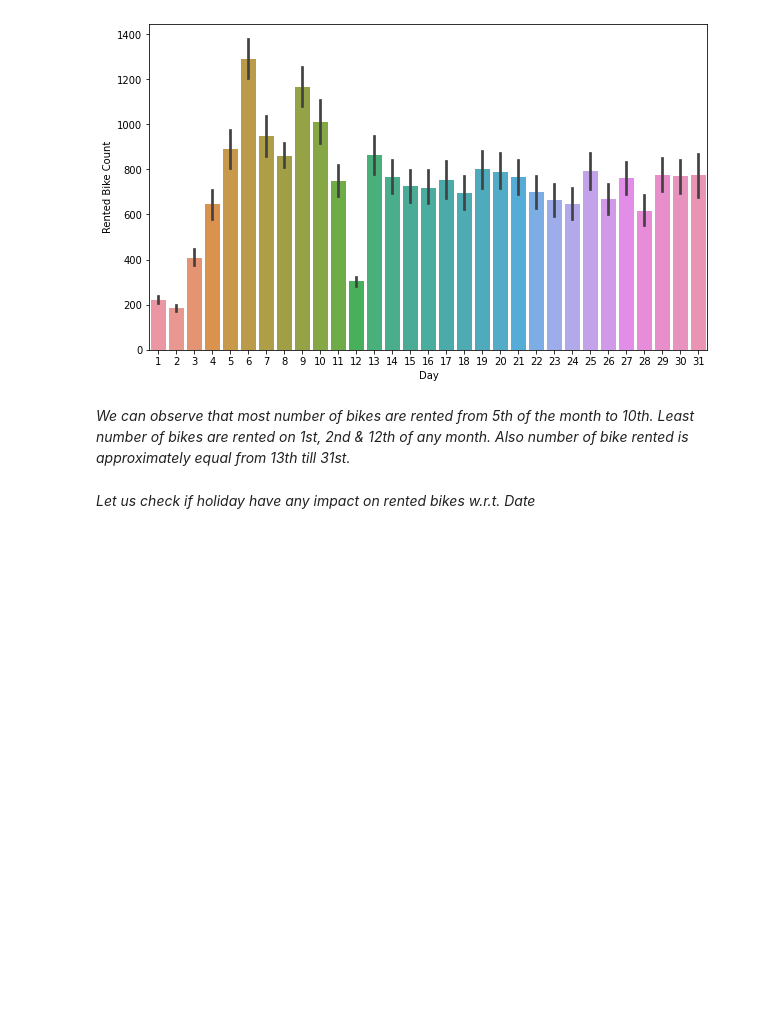
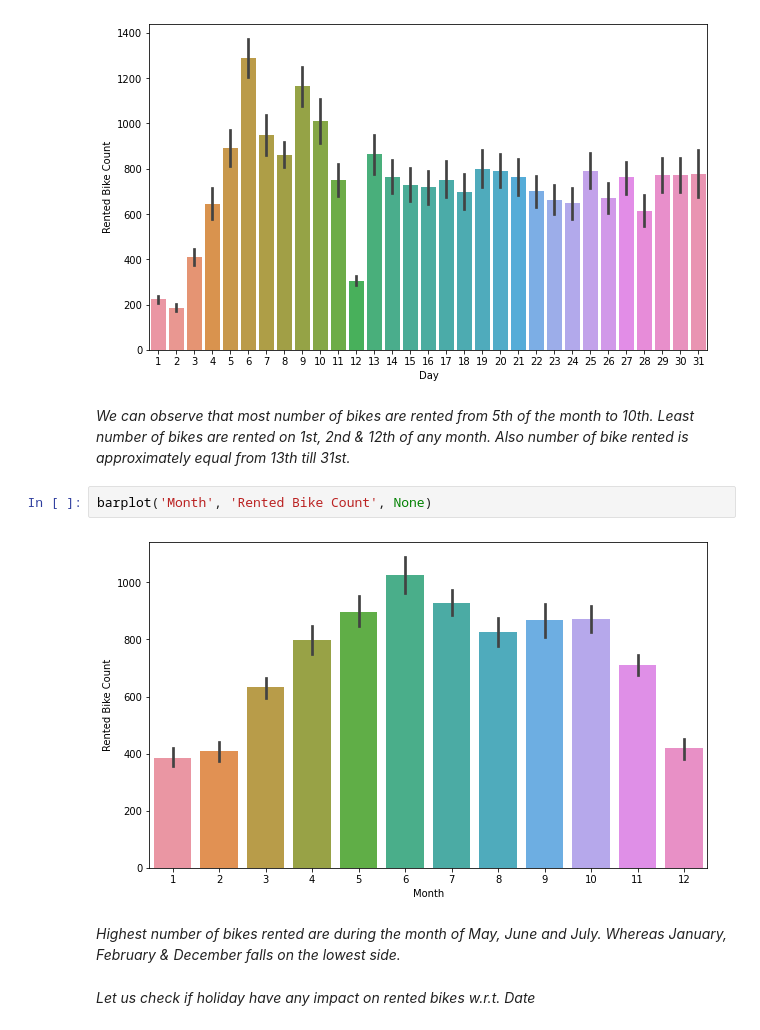
Before and after one commit to DT22179/Seoul-Bike-Sharing-Demand-Prediction, a Jupyter notebook: Bike_Sharing_Demand_Prediction_Capstone_Project.ipynb, the cells around one changed output. Drawn from its saved outputs; the diff is of its cells as text; blank space fills up the shorter version.

```diff
--- a/Bike_Sharing_Demand_Prediction_Capstone_Project.ipynb
+++ b/Bike_Sharing_Demand_Prediction_Capstone_Project.ipynb
@@ -416,6 +416,12 @@ barplot('Day', 'Rented Bike Count', None)
 [figure]
 # %% [markdown]
 *We can observe that most number of bikes are rented from 5th of the month to 10th. Least number of bikes are rented on 1st, 2nd & 12th of any month. Also number of bike rented is approximately equal from 13th till 31st.*
+# %%
+barplot('Month', 'Rented Bike Count', None)
+# %% [output]
+[figure, added]
+# %% [markdown]
+*Highest number of bikes rented are during the month of May, June and July. Whereas January, February & December falls on the lowest side.*
 # %% [markdown]
 *Let us check if holiday have any impact on rented bikes w.r.t. Date*
 # %%
```
Also changed, not shown: parts of 16 cells of this notebook.
